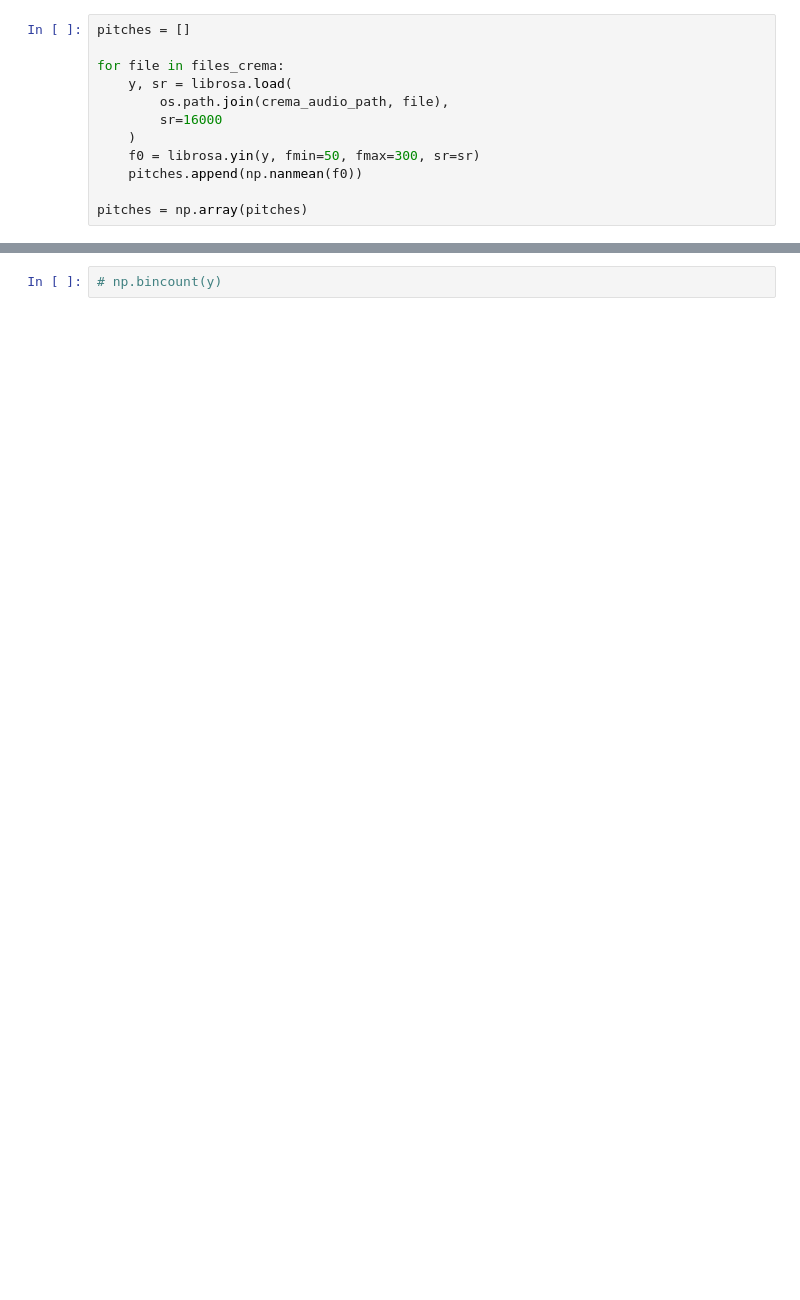
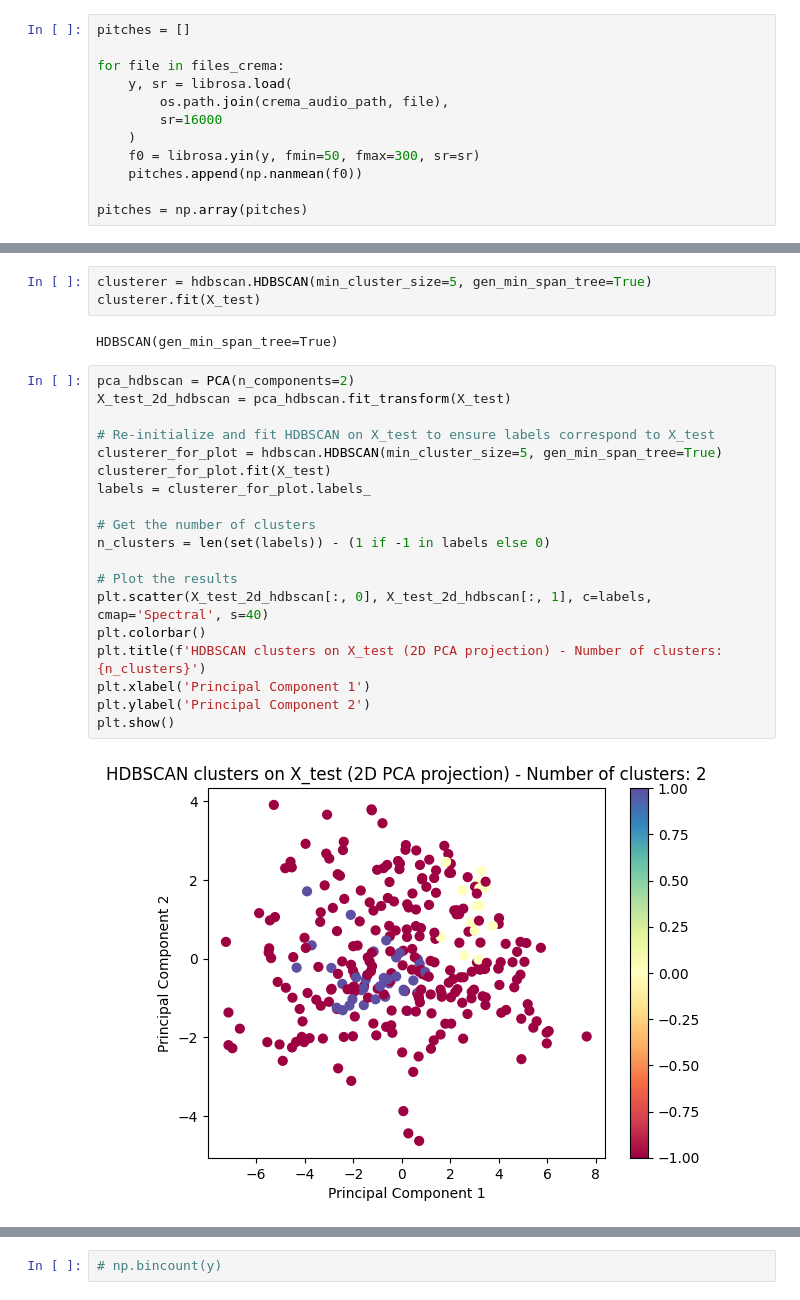
Before and after one commit to SattuSupCodes/SentimentAnalysis_TheoreticalLearning, a Jupyter notebook: diarisation_gender_basis.ipynb, the cells around one changed output, grey strips where cells are left out. Saved outputs shown, nothing was run; the diff lists cells and outputs as text; blank space fills up the shorter version.

```diff
--- a/diarisation_gender_basis.ipynb
+++ b/diarisation_gender_basis.ipynb
@@ -200,0 +209,26 @@ print(cm)
+# %%
+clusterer = hdbscan.HDBSCAN(min_cluster_size=5, gen_min_span_tree=True)
+clusterer.fit(X_test)
+# %% [output]
+HDBSCAN(gen_min_span_tree=True)
+# %%
+pca_hdbscan = PCA(n_components=2)
+X_test_2d_hdbscan = pca_hdbscan.fit_transform(X_test)
+
+# Re-initialize and fit HDBSCAN on X_test to ensure labels correspond to X_test
+clusterer_for_plot = hdbscan.HDBSCAN(min_cluster_size=5, gen_min_span_tree=True)
+clusterer_for_plot.fit(X_test)
+labels = clusterer_for_plot.labels_
+
+# Get the number of clusters
+n_clusters = len(set(labels)) - (1 if -1 in labels else 0)
+
+# Plot the results
+plt.scatter(X_test_2d_hdbscan[:, 0], X_test_2d_hdbscan[:, 1], c=labels, cmap='Spectral', s=40)
+plt.colorbar()
+plt.title(f'HDBSCAN clusters on X_test (2D PCA projection) - Number of clusters: {n_clusters}')
+plt.xlabel('Principal Component 1')
+plt.ylabel('Principal Component 2')
+plt.show()
+# %% [output]
+[figure, added]
```
Also changed, not shown: parts of 18 cells of this notebook.
